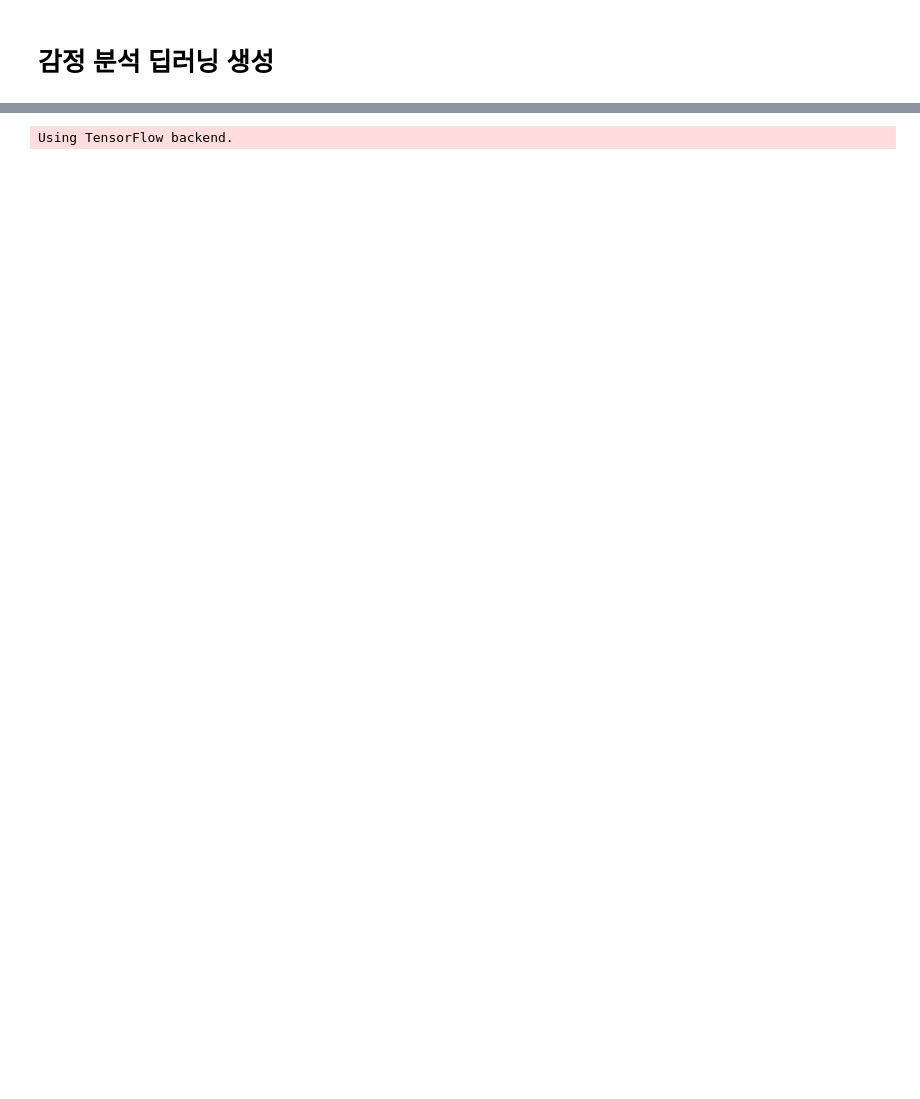
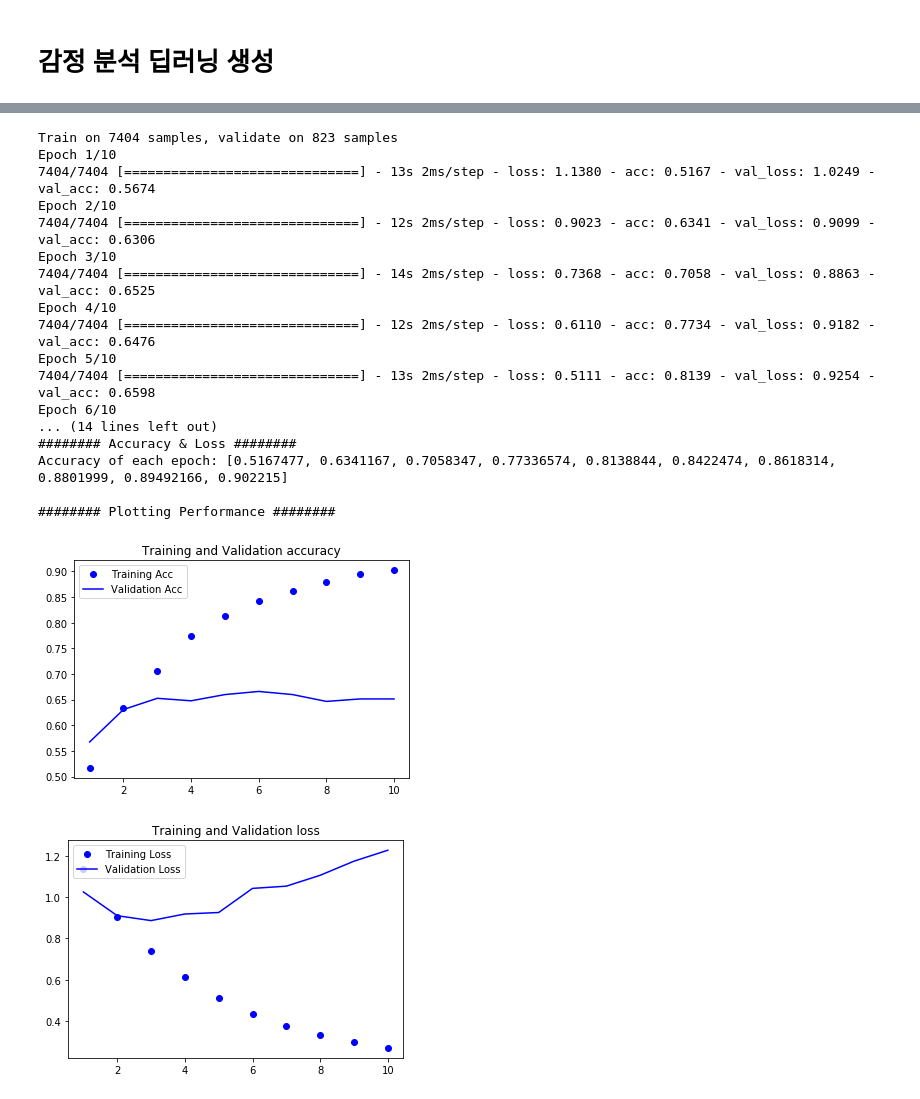
Before and after one commit to NamWoojin/SpeechTextClassifier_hansung, a Jupyter notebook: MotionCoaching_FaceDeepLearning.ipynb, the cells around one changed output, grey strips where cells are left out. Saved outputs shown, nothing was run; the diff lists cells and outputs as text; code cells hidden in the pictures; blank space fills up the shorter version.

```diff
--- a/MotionCoaching_FaceDeepLearning.ipynb
+++ b/MotionCoaching_FaceDeepLearning.ipynb
@@ -71,15 +71,15 @@ print('data:', data)
 print('data 0:', data[0])
 
 
+
 def to_one_hot(sequences, dimension):                       # 원-핫 인코딩 함수
     results = np.zeros((len(sequences), dimension))
     for i, sequence in enumerate(sequences):
         results[i, sequence] = 1.
     return results
 
-
-labels = to_one_hot(labels, dimension=3)
-labels_val = to_one_hot(labels_val, dimension=3)
+labels = to_one_hot(labels, dimension=4)
+labels_val = to_one_hot(labels_val, dimension=4)
 
 
 print('\n######## Train 데이터와 Test 데이터 준비 ########')
@@ -168 +179,19 @@ test length: 823
-Using TensorFlow backend.
+Train on 7404 samples, validate on 823 samples
+Epoch 1/10
+7404/7404 [==============================] - 13s 2ms/step - loss: 1.1380 - acc: 0.5167 - val_loss: 1.0249 - val_acc: 0.5674
+Epoch 2/10
+7404/7404 [==============================] - 12s 2ms/step - loss: 0.9023 - acc: 0.6341 - val_loss: 0.9099 - val_acc: 0.6306
+Epoch 3/10
+7404/7404 [==============================] - 14s 2ms/step - loss: 0.7368 - acc: 0.7058 - val_loss: 0.8863 - val_acc: 0.6525
+Epoch 4/10
+7404/7404 [==============================] - 12s 2ms/step - loss: 0.6110 - acc: 0.7734 - val_loss: 0.9182 - val_acc: 0.6476
+Epoch 5/10
+7404/7404 [==============================] - 13s 2ms/step - loss: 0.5111 - acc: 0.8139 - val_loss: 0.9254 - val_acc: 0.6598
+Epoch 6/10
+... (14 lines left out)
+######## Accuracy & Loss ########
+Accuracy of each epoch: [0.5167477, 0.6341167, 0.7058347, 0.77336574, 0.8138844, 0.8422474, 0.8618314, 0.8801999, 0.89492166, 0.902215]
+
+######## Plotting Performance ########
+[figure, added]
+[figure, added]
```
Also changed, not shown: parts of 1 cell of this notebook, 7 other files.
